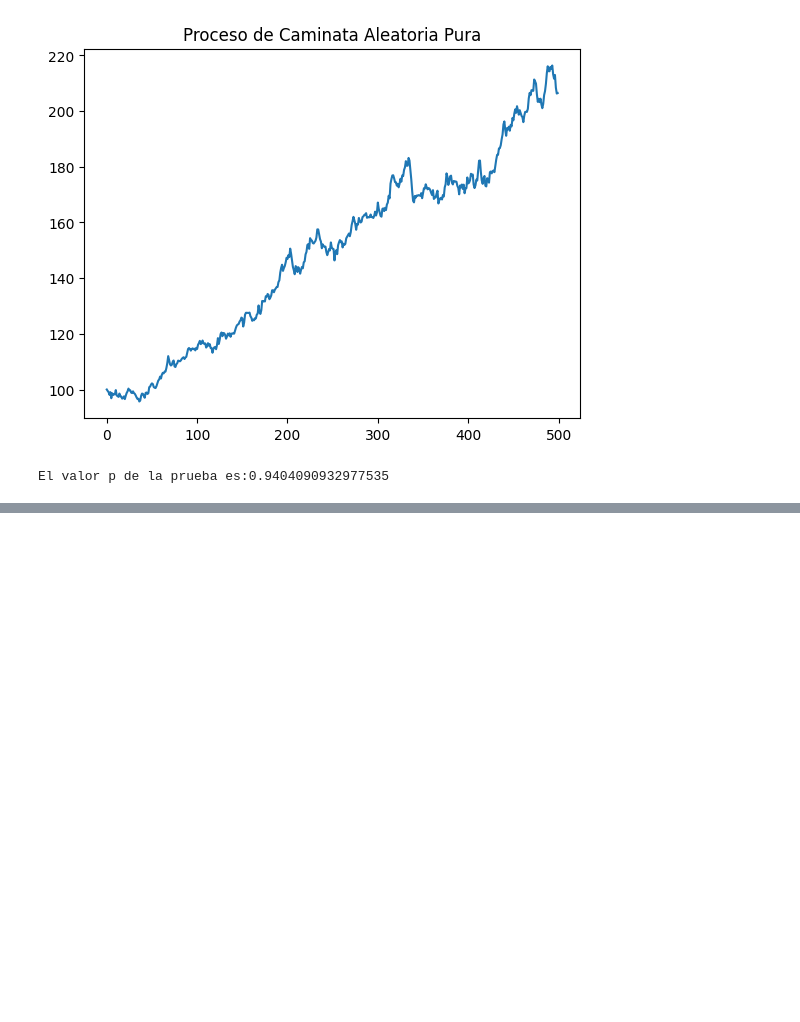
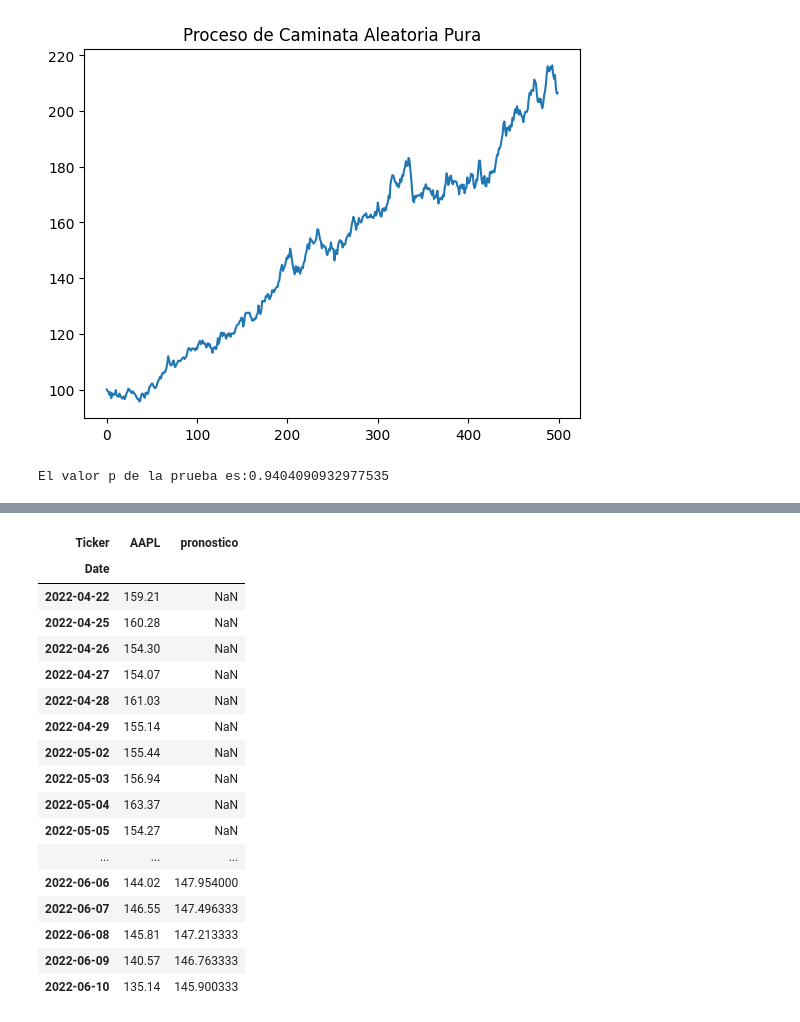
Before and after one commit to katiemackness/time-series-analysis, a Jupyter notebook: practica-es.ipynb, the cells around one changed output, grey strips where cells are left out. Saved outputs shown, nothing was run; the diff lists cells and outputs as text; code cells hidden in the pictures; blank space fills up the shorter version.

```diff
--- a/practica-es.ipynb
+++ b/practica-es.ipynb
@@ -360,0 +403,22 @@ plt.show()
+# %%
+y_pred['pronostico'] = apple.rolling(30).mean()
+y_pred[0:35]
+# %% [output]
+| Ticker | AAPL | pronostico |
+| Date |  |  |
+| 2022-04-22 | 159.21 | NaN |
+| 2022-04-25 | 160.28 | NaN |
+| 2022-04-26 | 154.30 | NaN |
+| 2022-04-27 | 154.07 | NaN |
+| 2022-04-28 | 161.03 | NaN |
+| 2022-04-29 | 155.14 | NaN |
+| 2022-05-02 | 155.44 | NaN |
+| 2022-05-03 | 156.94 | NaN |
+| 2022-05-04 | 163.37 | NaN |
+| 2022-05-05 | 154.27 | NaN |
+| ... | ... | ... |
+| 2022-06-06 | 144.02 | 147.954000 |
+| 2022-06-07 | 146.55 | 147.496333 |
+| 2022-06-08 | 145.81 | 147.213333 |
+| 2022-06-09 | 140.57 | 146.763333 |
+| 2022-06-10 | 135.14 | 145.900333 |
```
Also changed, not shown: parts of 39 cells of this notebook.
